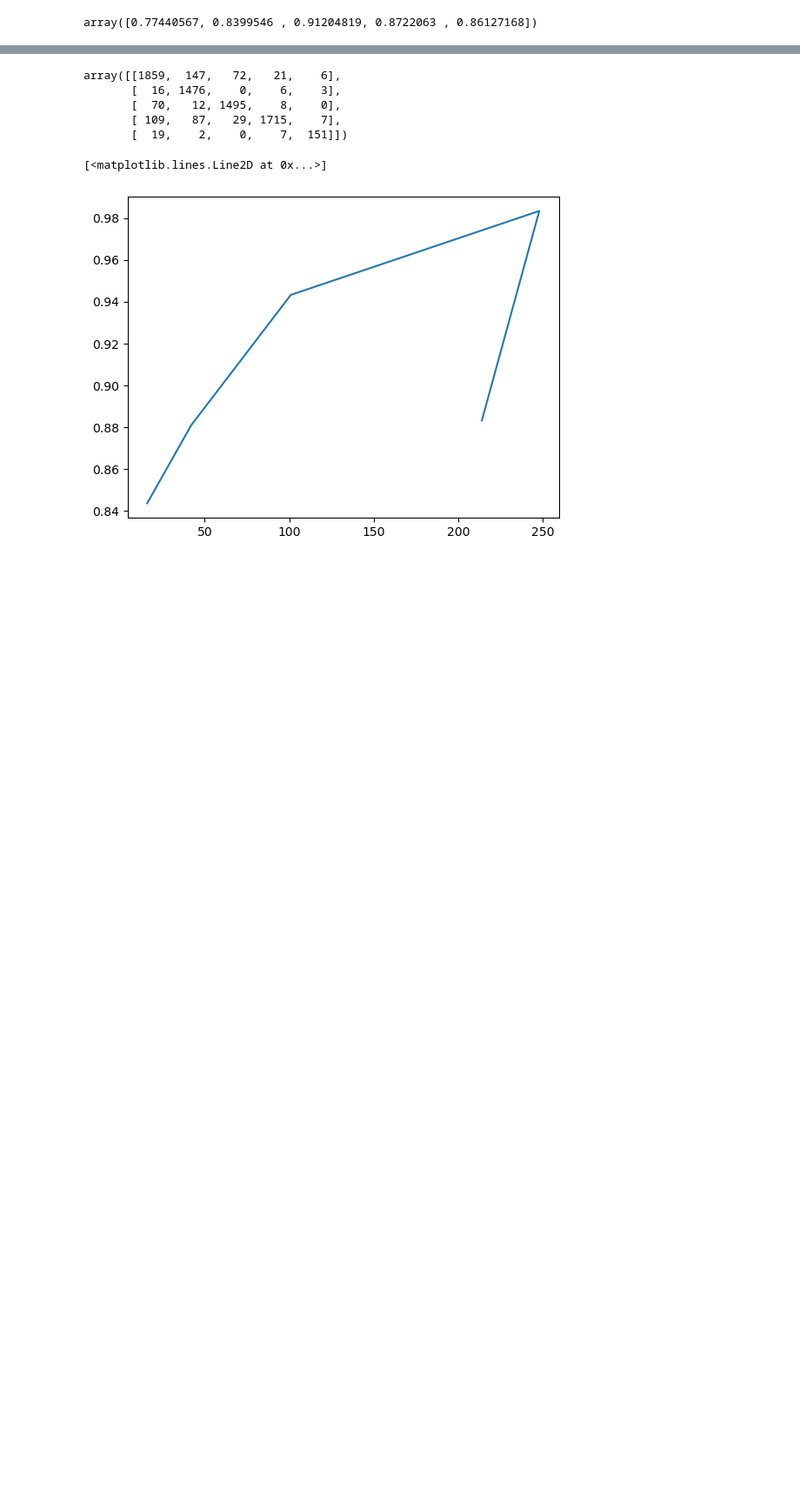
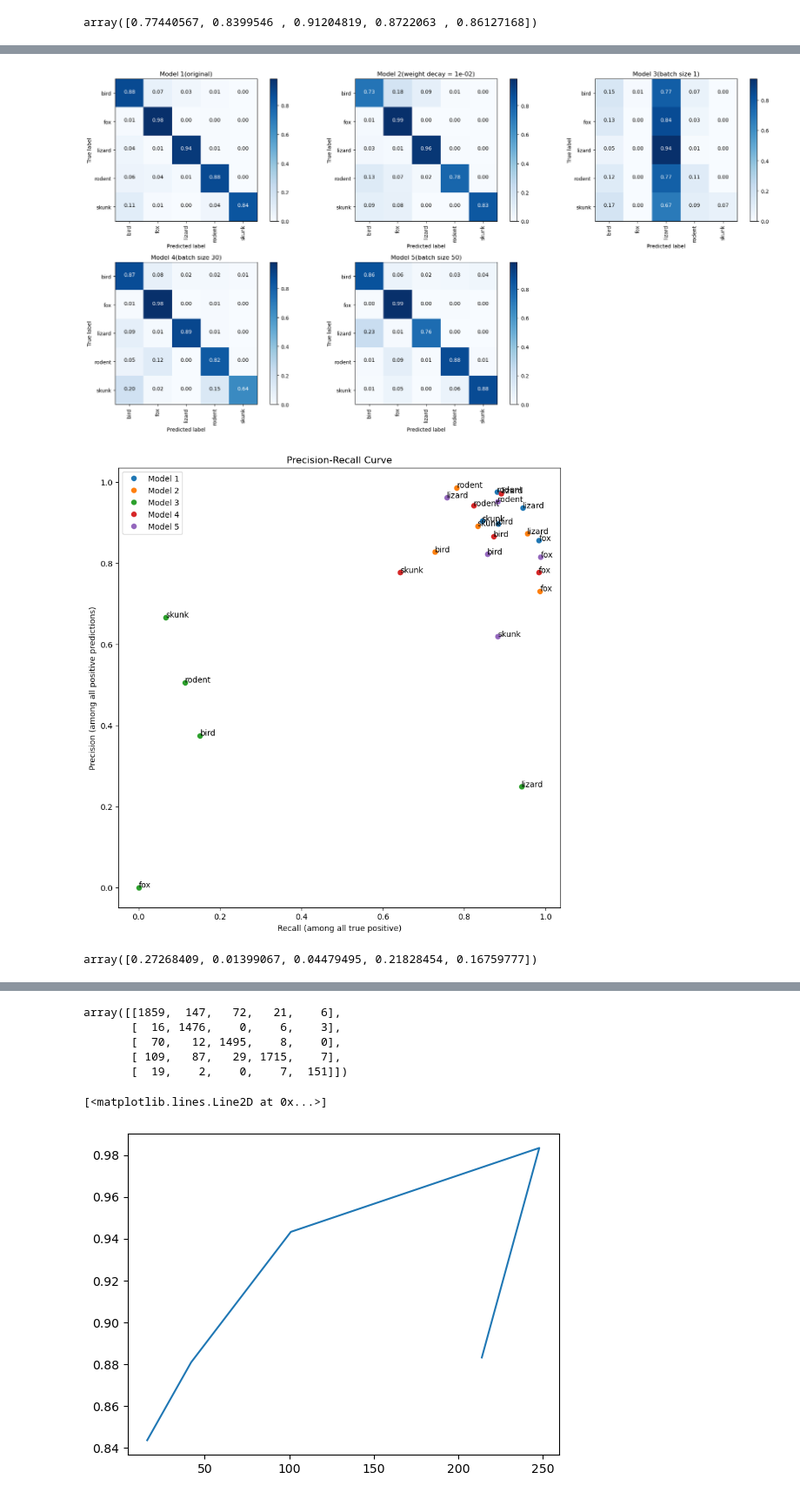
Before and after one commit to elenaliao1002/Animl-Image-Classification-Deployment, a Jupyter notebook: evaluate_results.ipynb, the cells around one changed output, grey strips where cells are left out. Shown: that part at 87% size. Cells and saved outputs as stored; diff of their text form; code cells hidden in the pictures; blank space fills up the shorter version.

```diff
--- a/evaluate_results.ipynb
+++ b/evaluate_results.ipynb
@@ -533,6 +610,15 @@ df_model1_train, df_model1_val, df_model1_test = df_model1['train'], df_model1['
 # read in the data
 df_model2 = np.load("/home/wliao14/CameraTraps/classification/BASE_LOGDIR/batch-size80/20230306_200710/confusion_matrices.npz")
 df_model2_train, df_model2_val, df_model2_test = df_model2['train'], df_model2['val'], df_model2['test']
+
+df_model3 = np.load("/home/wliao14/CameraTraps/classification/BASE_LOGDIR/batch_size_parameters/1/20230301_034813/confusion_matrices.npz")
+df_model3_train, df_model3_val, df_model3_test = df_model3['train'], df_model3['val'], df_model3['test']
+
+df_model4 = np.load("/home/wliao14/CameraTraps/classification/BASE_LOGDIR/batch_size_parameters/60/20230301_005312/confusion_matrices.npz")
+df_model4_train, df_model4_val, df_model4_test = df_model4['train'], df_model4['val'], df_model4['test']
+
+df_model5 = np.load("/home/wliao14/CameraTraps/classification/BASE_LOGDIR/batch_size_parameters/60/20230228_234620/confusion_matrices.npz")
+df_model5_train, df_model5_val, df_model5_test = df_model5['train'], df_model5['val'], df_model5['test']
 # %%
 # calculate the precision and recall for each class
 confusion_matrix = df_model2_val
@@ -558,5 +644,6 @@ def precision_recall(confusion_matrix):
     FP_rate = np.sum(confusion_matrix, axis = 0) - np.diag(confusion_matrix)
     FP_rate = FP_rate / np.sum(confusion_matrix, axis = 0)
     FP_rate = 1 - FP_rate
+    FN_rate = 1 - TP_rate
     f1 = 2 * (precision * TP_rate) / (precision + TP_rate) # f1 = 2 * (precision * recall) / (precision + recall)
-    return precision, TP_rate, FP_rate, f1
+    return precision, TP_rate, FP_rate, f1, FN_rate
@@ -603,0 +650,60 @@ AUC for class skunk is 0.07708196320402065
+# %%
+### Checkpoint 1
+### compare mutilple models with different hyperparameters
+### compare the performance of the models on the validation set
+
+# plot the confusion matrix
+plt.figure(figsize = (20, 10))
+ax = plt.subplot(2, 3, 1)
+plot_confusion_matrix(df_model1_val, classes=classes, normalize=True ,title = "Model 1(original)")
+ax = plt.subplot(2, 3, 2)
+plot_confusion_matrix(df_model2_val, classes=classes, normalize=True,title = "Model 2(weight decay = 1e-02)")
+ax = plt.subplot(2, 3, 3)
+plot_confusion_matrix(df_model3_val, classes=classes, normalize=True,title = "Model 3(batch size 1)")
+ax = plt.subplot(2, 3, 4)
+plot_confusion_matrix(df_model4_val, classes=classes, normalize=True,title = "Model 4(batch size 30)")
+ax = plt.subplot(2, 3, 5)
+plot_confusion_matrix(df_model5_val, classes=classes, normalize=True,title = "Model 5(batch size 50)")
+
+plt.tight_layout()
+
+
+
+
+plt.show();
+
+# calculate the precision and recall for each class
+precision1, recall1, fpr1, f1_1, fnr1 = precision_recall(df_model1_val)
+precision2, recall2, fpr2, f1_2, fnr2 = precision_recall(df_model2_val)
+precision3, recall3, fpr3, f1_3, fnr3 = precision_recall(df_model3_val)
+precision4, recall4, fpr4, f1_4, fnr4 = precision_recall(df_model4_val)
+precision5, recall5, fpr5, f1_5, fnr5 = precision_recall(df_model5_val)
+
+# plot the precision and recall for each class
+plt.figure(figsize = (10, 10))
+#show all the classes as annotations
+plt.plot(recall1, precision1, 'o', label = "Model 1")
+plt.plot(recall2, precision2, 'o', label = "Model 2")
+plt.plot(recall3, precision3, 'o', label = "Model 3")
+plt.plot(recall4, precision4, 'o', label = "Model 4")
+plt.plot(recall5, precision5, 'o', label = "Model 5")
+for i in range(len(classes)):
+    plt.annotate(classes[i], (recall1[i], precision1[i]))
+    plt.annotate(classes[i], (recall2[i], precision2[i]))
+    plt.annotate(classes[i], (recall3[i], precision3[i]))
+    plt.annotate(classes[i], (recall4[i], precision4[i]))
+    plt.annotate(classes[i], (recall5[i], precision5[i]))
+
+plt.xlabel("Recall (among all true positive)")
+plt.ylabel("Precision (among all positive predictions)")
+plt.legend()
+plt.title("Precision-Recall Curve")
+plt.show();
+# %% [output]
+[figure, added]
+[figure, added]
+# %%
+fnr = 1 - recall
+fnr
+# %% [output]
+array([0.27268409, 0.01399067, 0.04479495, 0.21828454, 0.16759777])
```
Also changed, not shown: parts of 18 cells of this notebook.
